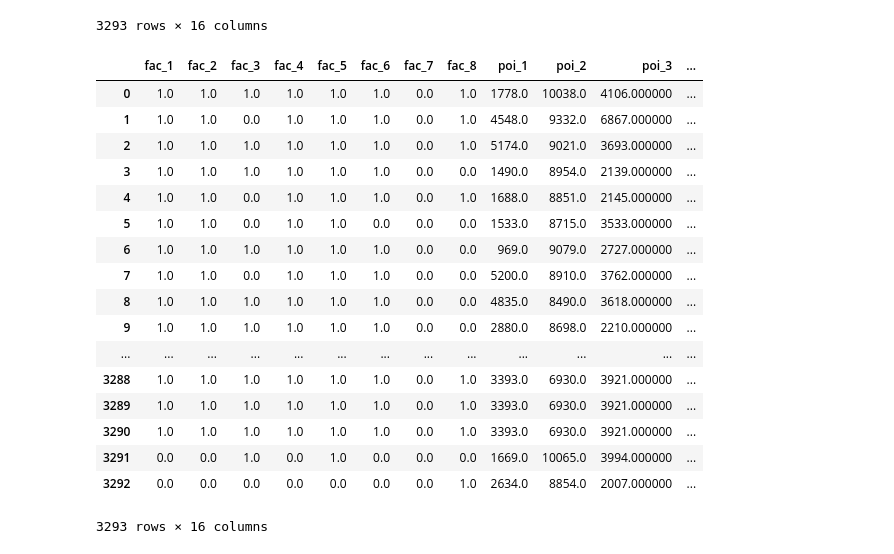
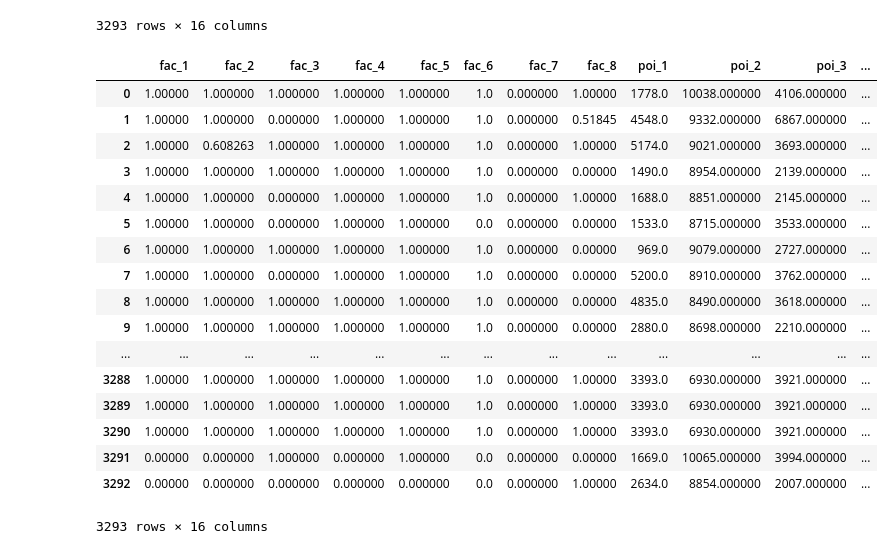
Before and after one commit to FarhanSetyaD/DataMining-Competition-JOINTS-UGM-2019, a Jupyter notebook: Preprocessing.ipynb, the cells around one changed output. Cells and saved outputs as stored; diff of their text form; code cells hidden in the pictures.

Commit message:
best acc with gradientboost and fillna method

```diff
--- a/Preprocessing.ipynb
+++ b/Preprocessing.ipynb
@@ -31,28 +31,33 @@ train
 | 3292 | 0.0 | 0.0 | 0.0 | 0.0 | 0.0 | 0.0 | 0.0 | 1.0 | 2634.0 | 8854.0 | 2007.0 | ... |
 3293 rows × 16 columns
 # %%
-train = train.interpolate()
+# train = train.interpolate()
 # train = train.dropna()
-train = train.reset_index(drop=True)
+train = train.fillna(train.mean())
+# imp = SimpleImputer()
+# imp.fit(train)
+# train_data_noNAN = imp.transform(train_data)
+# train = imp.fit_transform(values)
+# train = train.reset_index(drop=True)
 train
 # %% [output]
 |  | fac_1 | fac_2 | fac_3 | fac_4 | fac_5 | fac_6 | fac_7 | fac_8 | poi_1 | poi_2 | poi_3 | ... |
-| 0 | 1.0 | 1.0 | 1.0 | 1.0 | 1.0 | 1.0 | 0.0 | 1.0 | 1778.0 | 10038.0 | 4106.000000 | ... |
-| 1 | 1.0 | 1.0 | 0.0 | 1.0 | 1.0 | 1.0 | 0.0 | 1.0 | 4548.0 | 9332.0 | 6867.000000 | ... |
-| 2 | 1.0 | 1.0 | 1.0 | 1.0 | 1.0 | 1.0 | 0.0 | 1.0 | 5174.0 | 9021.0 | 3693.000000 | ... |
-| 3 | 1.0 | 1.0 | 1.0 | 1.0 | 1.0 | 1.0 | 0.0 | 0.0 | 1490.0 | 8954.0 | 2139.000000 | ... |
-| 4 | 1.0 | 1.0 | 0.0 | 1.0 | 1.0 | 1.0 | 0.0 | 1.0 | 1688.0 | 8851.0 | 2145.000000 | ... |
-| 5 | 1.0 | 1.0 | 0.0 | 1.0 | 1.0 | 0.0 | 0.0 | 0.0 | 1533.0 | 8715.0 | 3533.000000 | ... |
-| 6 | 1.0 | 1.0 | 1.0 | 1.0 | 1.0 | 1.0 | 0.0 | 0.0 | 969.0 | 9079.0 | 2727.000000 | ... |
-| 7 | 1.0 | 1.0 | 0.0 | 1.0 | 1.0 | 1.0 | 0.0 | 0.0 | 5200.0 | 8910.0 | 3762.000000 | ... |
-| 8 | 1.0 | 1.0 | 1.0 | 1.0 | 1.0 | 1.0 | 0.0 | 0.0 | 4835.0 | 8490.0 | 3618.000000 | ... |
-| 9 | 1.0 | 1.0 | 1.0 | 1.0 | 1.0 | 1.0 | 0.0 | 0.0 | 2880.0 | 8698.0 | 2210.000000 | ... |
+| 0 | 1.00000 | 1.000000 | 1.000000 | 1.000000 | 1.000000 | 1.0 | 0.000000 | 1.00000 | 1778.0 | 10038.000000 | 4106.000000 | ... |
+| 1 | 1.00000 | 1.000000 | 0.000000 | 1.000000 | 1.000000 | 1.0 | 0.000000 | 0.51845 | 4548.0 | 9332.000000 | 6867.000000 | ... |
+| 2 | 1.00000 | 0.608263 | 1.000000 | 1.000000 | 1.000000 | 1.0 | 0.000000 | 1.00000 | 5174.0 | 9021.000000 | 3693.000000 | ... |
+| 3 | 1.00000 | 1.000000 | 1.000000 | 1.000000 | 1.000000 | 1.0 | 0.000000 | 0.00000 | 1490.0 | 8954.000000 | 2139.000000 | ... |
+| 4 | 1.00000 | 1.000000 | 0.000000 | 1.000000 | 1.000000 | 1.0 | 0.000000 | 1.00000 | 1688.0 | 8851.000000 | 2145.000000 | ... |
+| 5 | 1.00000 | 1.000000 | 0.000000 | 1.000000 | 1.000000 | 0.0 | 0.000000 | 0.00000 | 1533.0 | 8715.000000 | 3533.000000 | ... |
+| 6 | 1.00000 | 1.000000 | 1.000000 | 1.000000 | 1.000000 | 1.0 | 0.000000 | 0.00000 | 969.0 | 9079.000000 | 2727.000000 | ... |
+| 7 | 1.00000 | 1.000000 | 0.000000 | 1.000000 | 1.000000 | 1.0 | 0.000000 | 0.00000 | 5200.0 | 8910.000000 | 3762.000000 | ... |
+| 8 | 1.00000 | 1.000000 | 1.000000 | 1.000000 | 1.000000 | 1.0 | 0.000000 | 0.00000 | 4835.0 | 8490.000000 | 3618.000000 | ... |
+| 9 | 1.00000 | 1.000000 | 1.000000 | 1.000000 | 1.000000 | 1.0 | 0.000000 | 0.00000 | 2880.0 | 8698.000000 | 2210.000000 | ... |
 | ... | ... | ... | ... | ... | ... | ... | ... | ... | ... | ... | ... | ... |
-| 3288 | 1.0 | 1.0 | 1.0 | 1.0 | 1.0 | 1.0 | 0.0 | 1.0 | 3393.0 | 6930.0 | 3921.000000 | ... |
-| 3289 | 1.0 | 1.0 | 1.0 | 1.0 | 1.0 | 1.0 | 0.0 | 1.0 | 3393.0 | 6930.0 | 3921.000000 | ... |
-| 3290 | 1.0 | 1.0 | 1.0 | 1.0 | 1.0 | 1.0 | 0.0 | 1.0 | 3393.0 | 6930.0 | 3921.000000 | ... |
-| 3291 | 0.0 | 0.0 | 1.0 | 0.0 | 1.0 | 0.0 | 0.0 | 0.0 | 1669.0 | 10065.0 | 3994.000000 | ... |
-| 3292 | 0.0 | 0.0 | 0.0 | 0.0 | 0.0 | 0.0 | 0.0 | 1.0 | 2634.0 | 8854.0 | 2007.000000 | ... |
+| 3288 | 1.00000 | 1.000000 | 1.000000 | 1.000000 | 1.000000 | 1.0 | 0.000000 | 1.00000 | 3393.0 | 6930.000000 | 3921.000000 | ... |
+| 3289 | 1.00000 | 1.000000 | 1.000000 | 1.000000 | 1.000000 | 1.0 | 0.000000 | 1.00000 | 3393.0 | 6930.000000 | 3921.000000 | ... |
+| 3290 | 1.00000 | 1.000000 | 1.000000 | 1.000000 | 1.000000 | 1.0 | 0.000000 | 1.00000 | 3393.0 | 6930.000000 | 3921.000000 | ... |
+| 3291 | 0.00000 | 0.000000 | 1.000000 | 0.000000 | 1.000000 | 0.0 | 0.000000 | 0.00000 | 1669.0 | 10065.000000 | 3994.000000 | ... |
+| 3292 | 0.00000 | 0.000000 | 0.000000 | 0.000000 | 0.000000 | 0.0 | 0.000000 | 1.00000 | 2634.0 | 8854.000000 | 2007.000000 | ... |
 3293 rows × 16 columns
 # %%
 dictionaries = {'putri': -1, 'putra': 1, 'campur': 0}
```
Also changed, not shown: parts of 9 cells of this notebook, 2 other files.
